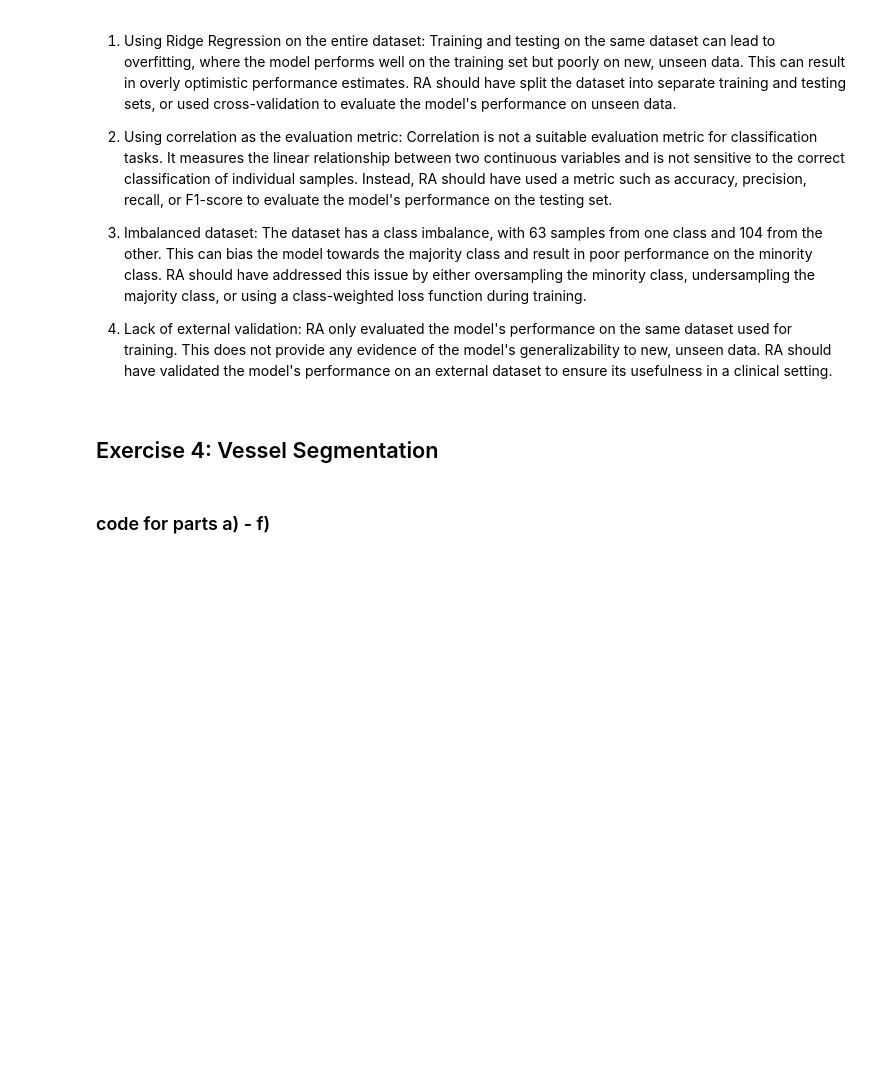
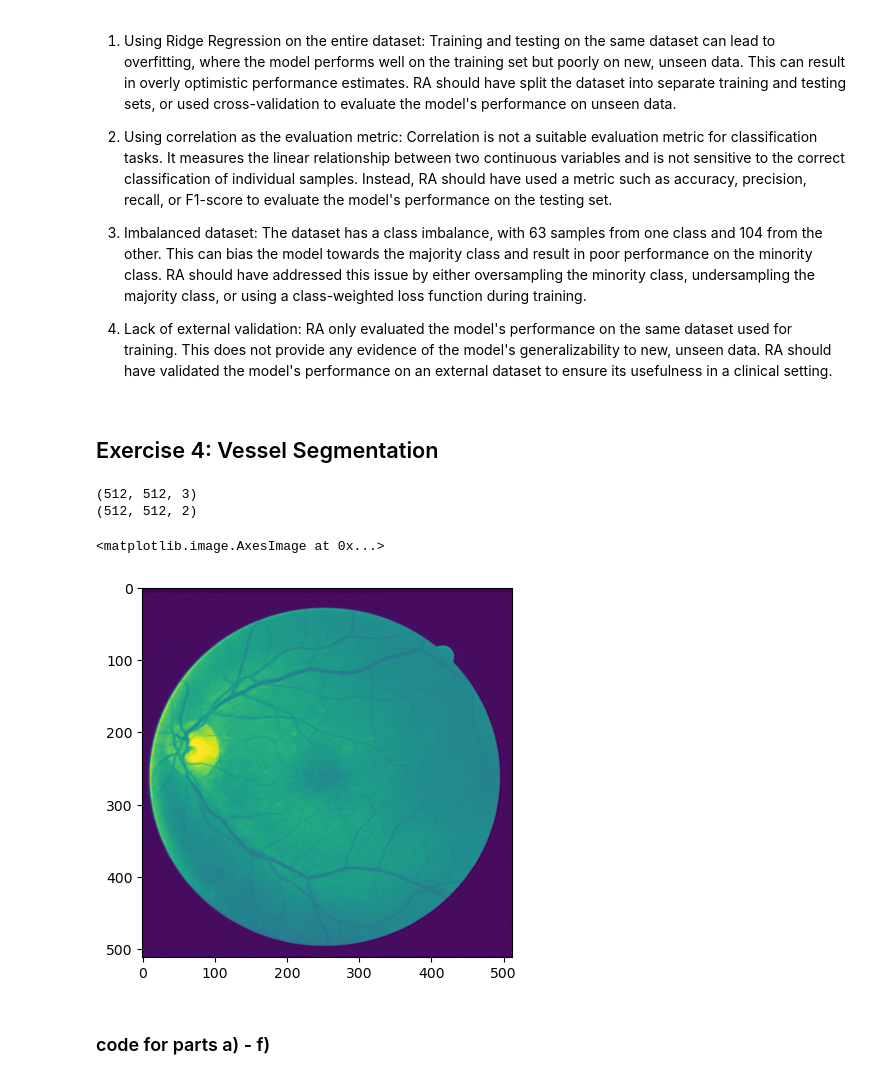
Before and after one commit to NZavas/Machine-Learning, a Jupyter notebook: Notebook_CW1.ipynb, the cells around one changed output. Saved outputs shown, nothing was run; the diff lists cells and outputs as text; code cells hidden in the pictures; blank space fills up the shorter version.

```diff
--- a/Notebook_CW1.ipynb
+++ b/Notebook_CW1.ipynb
@@ -579,7 +581,7 @@ from skimage.color import rgb2gray
 # %%
-train_path = ''
-vali_path = ''
-test_path = ''
+train_path = 'fundus/train/'
+vali_path = 'fundus/validation/'
+test_path = 'fundus/test/'
 # %%
 
 
@@ -673,9 +676,17 @@ def create_training_set(train_path, n_train_patch, ps, chan, verbose=True):
 # %%
 #that is a bit clunky to get the channel size
 im = imageio.imread(train_path + 'images/0.png')
-chan = preprocess_img(im, True)
+print(im.shape)
+
+chan = preprocess_img(im, False)
+# %% [output]
+(512, 512, 3)
+(512, 512, 2)
 # %%
 #show the input image
-plt.imshow(im)
+plt.imshow(chan[:,:,0])
+# %% [output]
+<matplotlib.image.AxesImage at 0x...>
+[figure, added]
 # %% [markdown]
 ### code for parts a) - f)
```
Also changed, not shown: parts of 8 cells of this notebook.
